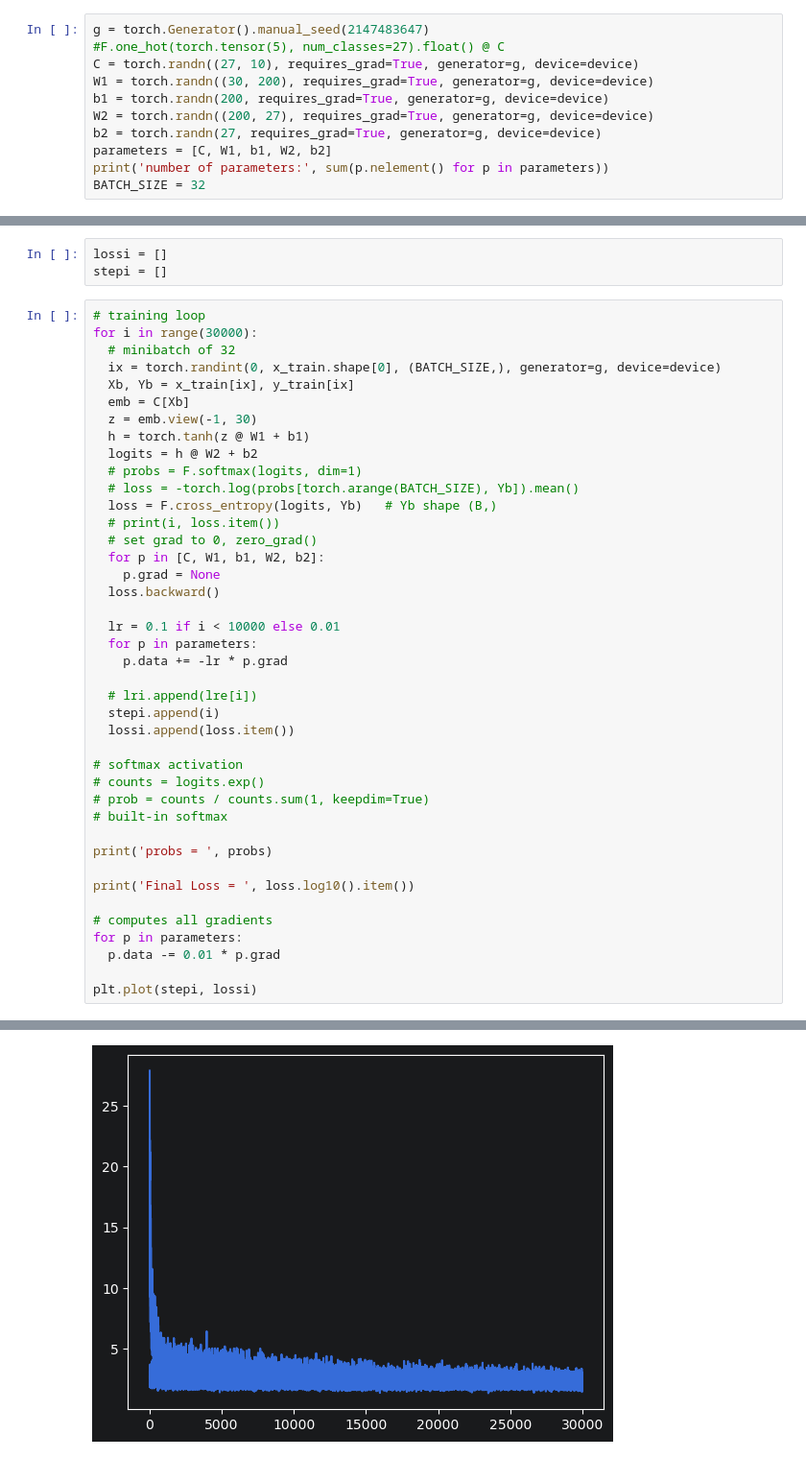
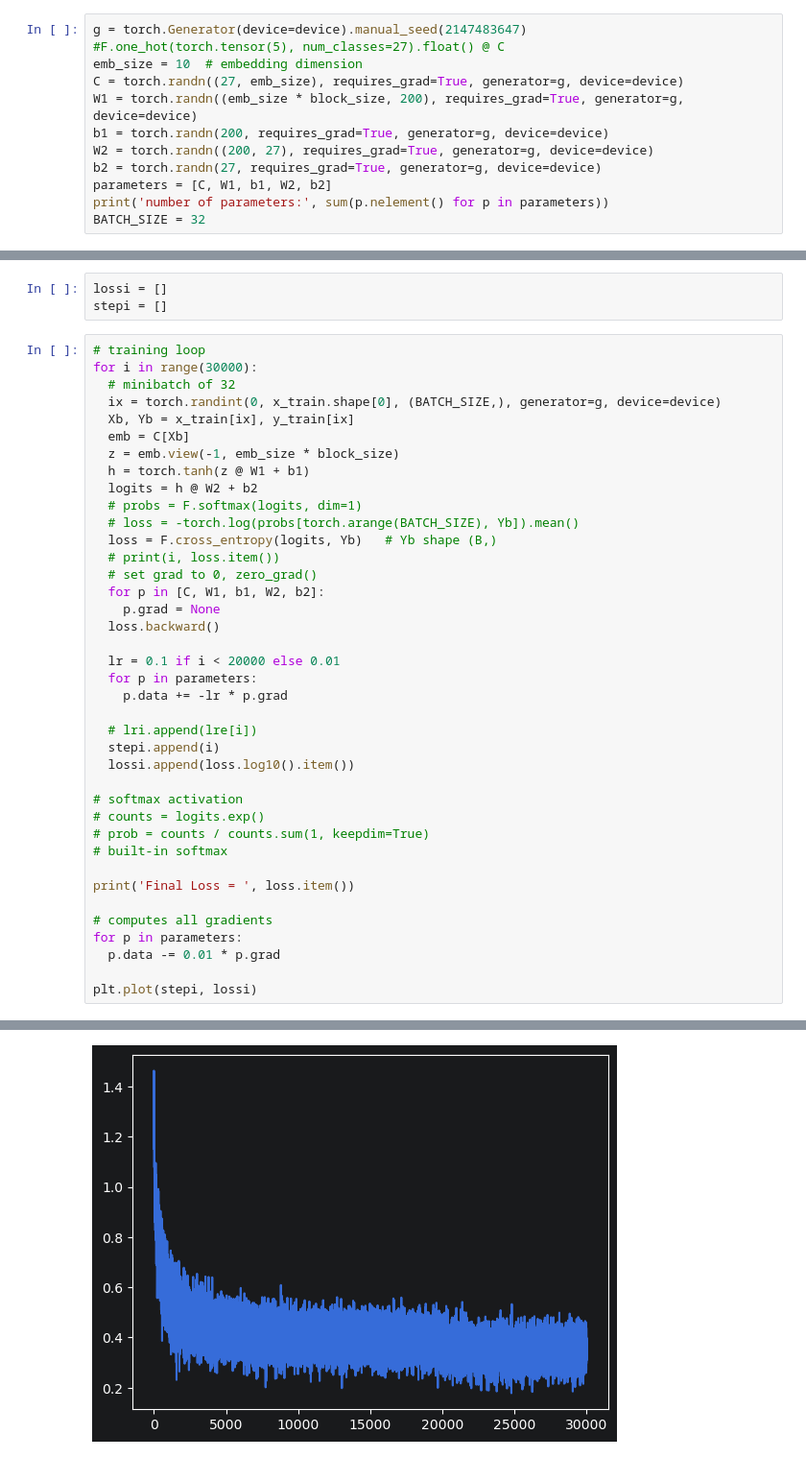
Before and after one commit to JeffJin/py-ai, a Jupyter notebook: zero-to-hero/makemore/mlp.ipynb, the cells around one changed output, grey strips where cells are left out. Shown at 96% size. Saved outputs shown, nothing was run; the diff lists cells and outputs as text.

```diff
--- a/zero-to-hero/makemore/mlp.ipynb
+++ b/zero-to-hero/makemore/mlp.ipynb
@@ -80,8 +51,9 @@ tensor([0.0010, 0.0011, 0.0011, 0.0012, 0.0013, 0.0014, 0.0015, 0.0016, 0.0017,
 # %%
-g = torch.Generator().manual_seed(2147483647)
+g = torch.Generator(device=device).manual_seed(2147483647)
 #F.one_hot(torch.tensor(5), num_classes=27).float() @ C
-C = torch.randn((27, 10), requires_grad=True, generator=g, device=device)
-W1 = torch.randn((30, 200), requires_grad=True, generator=g, device=device)
+emb_size = 10  # embedding dimension
+C = torch.randn((27, emb_size), requires_grad=True, generator=g, device=device)
+W1 = torch.randn((emb_size * block_size, 200), requires_grad=True, generator=g, device=device)
 b1 = torch.randn(200, requires_grad=True, generator=g, device=device)
 W2 = torch.randn((200, 27), requires_grad=True, generator=g, device=device)
 b2 = torch.randn(27, requires_grad=True, generator=g, device=device)
@@ -100,7 +72,7 @@ for i in range(30000):
   ix = torch.randint(0, x_train.shape[0], (BATCH_SIZE,), generator=g, device=device)
   Xb, Yb = x_train[ix], y_train[ix]
   emb = C[Xb]
-  z = emb.view(-1, 30)
+  z = emb.view(-1, emb_size * block_size)
   h = torch.tanh(z @ W1 + b1)
   logits = h @ W2 + b2
   # probs = F.softmax(logits, dim=1)
@@ -112,22 +84,20 @@ for i in range(30000):
     p.grad = None
   loss.backward()
 
-  lr = 0.1 if i < 10000 else 0.01
+  lr = 0.1 if i < 20000 else 0.01
   for p in parameters:
     p.data += -lr * p.grad
 
   # lri.append(lre[i])
   stepi.append(i)
-  lossi.append(loss.item())
+  lossi.append(loss.log10().item())
 
 # softmax activation
 # counts = logits.exp()
 # prob = counts / counts.sum(1, keepdim=True)
 # built-in softmax
 
-print('probs = ', probs)
-
-print('Final Loss = ', loss.log10().item())
+print('Final Loss = ', loss.item())
 
 # computes all gradients
 for p in parameters:
@@ -144,4 +109,4 @@ Final Loss =  0.31975385546684265
 [<matplotlib.lines.Line2D at 0x...>]
-[figure, old version]
+[figure, new version]
 # %%
 emb = C[x_dev]
```
Also changed, not shown: parts of 8 cells of this notebook, 6 other files.
